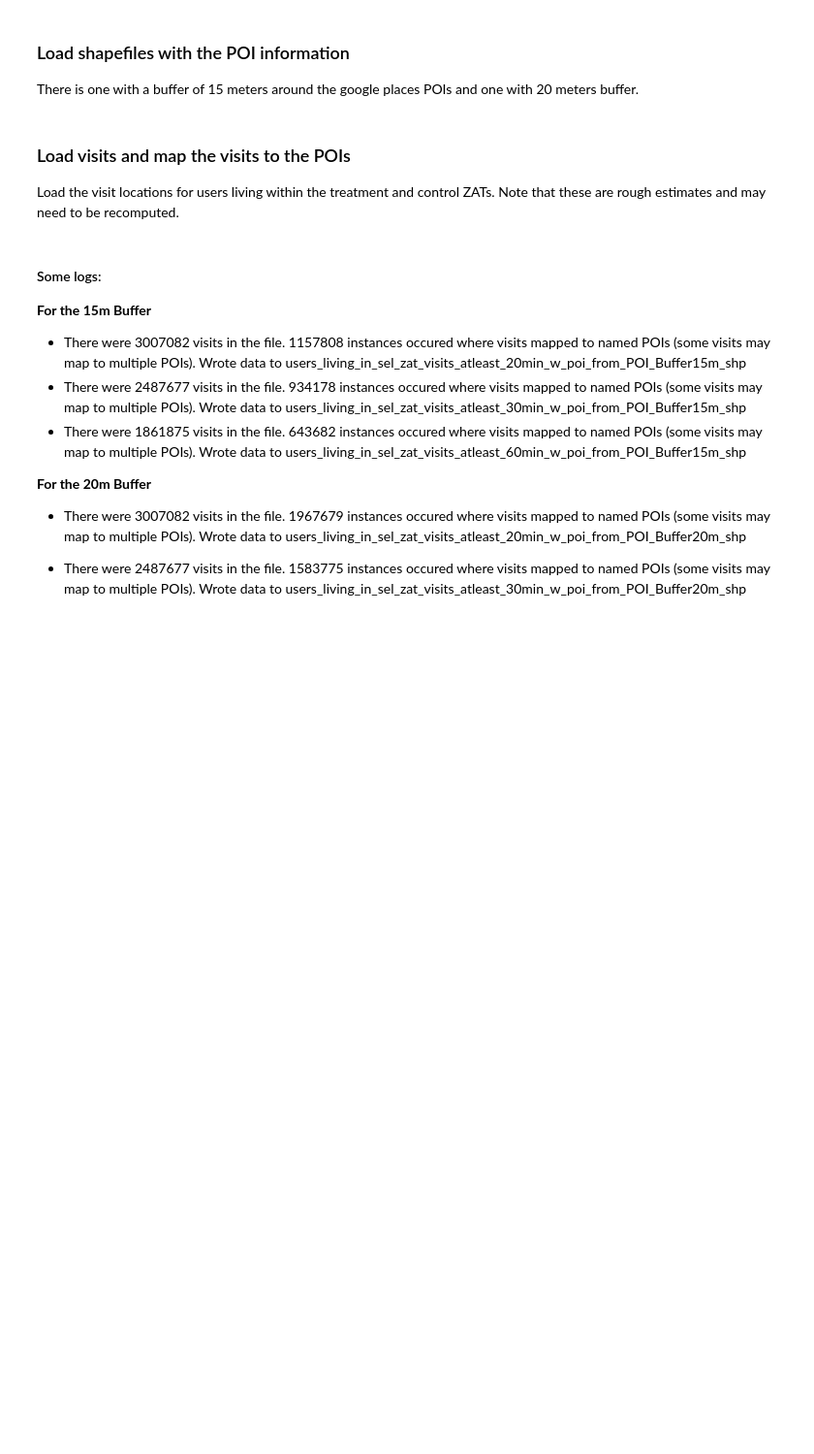
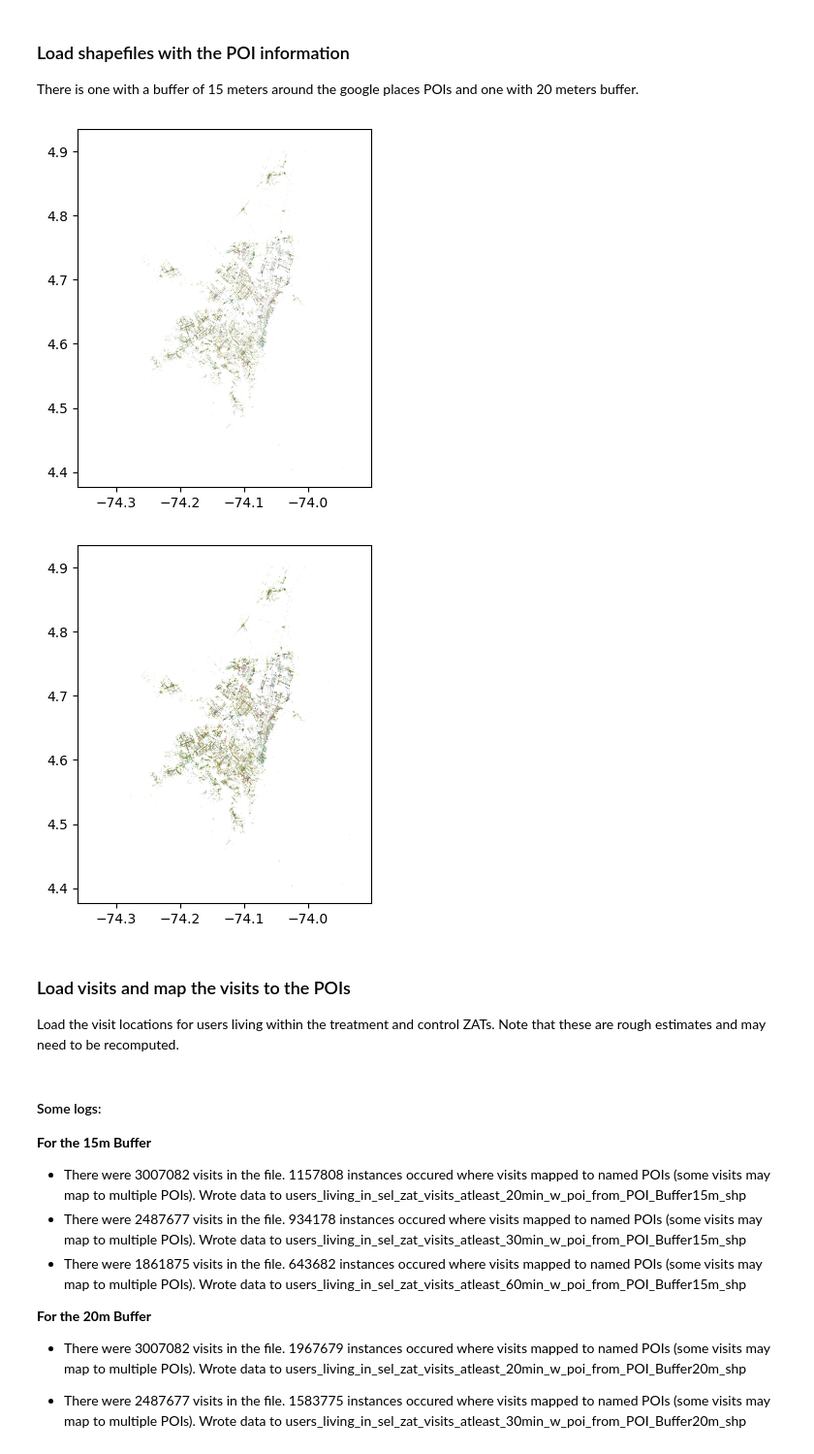
Before and after one commit to spur-eth/mobile_data_colombia, a Jupyter notebook: code/visit_analysis.ipynb, the cells around one changed output. Shown at 97% size. Cells and saved outputs as stored; diff of their text form; code cells hidden in the pictures; blank space fills up the shorter version.

```diff
--- a/code/visit_analysis.ipynb
+++ b/code/visit_analysis.ipynb
@@ -55,13 +58,22 @@ There is one with a buffer of 15 meters around the google places POIs and one wi
 # %%
 shp_name_poi_15m = 'POI_Buffer15m'
 shapefile_poi_15m = f'{meta_dir}places/Buffer Shapefiles/{shp_name_poi_15m}.shp'
 regions_gdf_poi15 = gpd.read_file(shapefile_poi_15m)
 regions_gdf_poi15.plot(column='category')
 
 shp_name_poi_20m = 'POI_Buffer20m'
 shapefile_poi_20m = f'{meta_dir}places/Buffer Shapefiles/{shp_name_poi_20m}.shp'
 regions_gdf_poi20 = gpd.read_file(shapefile_poi_20m)
 regions_gdf_poi20.plot(column='category')
+
+# for POIs with 15m Buffer
+shp_name, gdf_from_shp = shp_name_poi_15m, regions_gdf_poi15
+
+# for POIs with 20m Buffer
+#shp_name, gdf_from_shp = shp_name_poi_20m, regions_gdf_poi20
+# %% [output]
+[figure, added]
+[figure, added]
 # %% [markdown]
 ### Load visits and map the visits to the POIs
 Load the visit locations for users living within the treatment and control ZATs. Note that these are rough estimates and may need to be recomputed.
```
Also changed, not shown: parts of 10 cells of this notebook.
